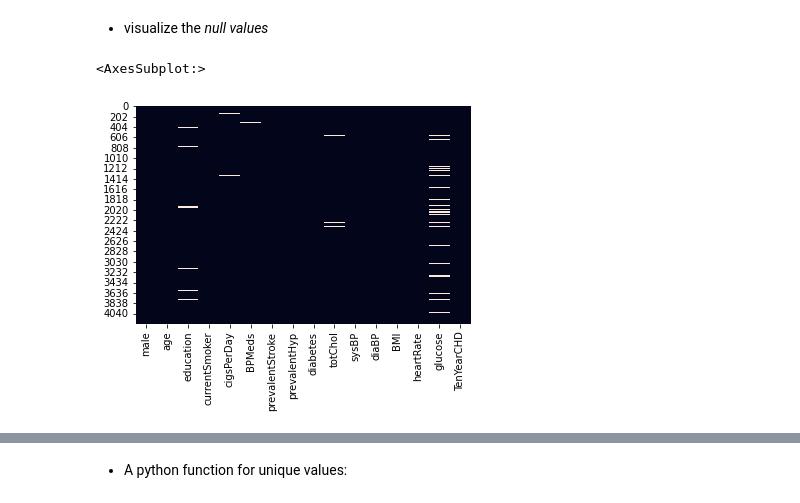
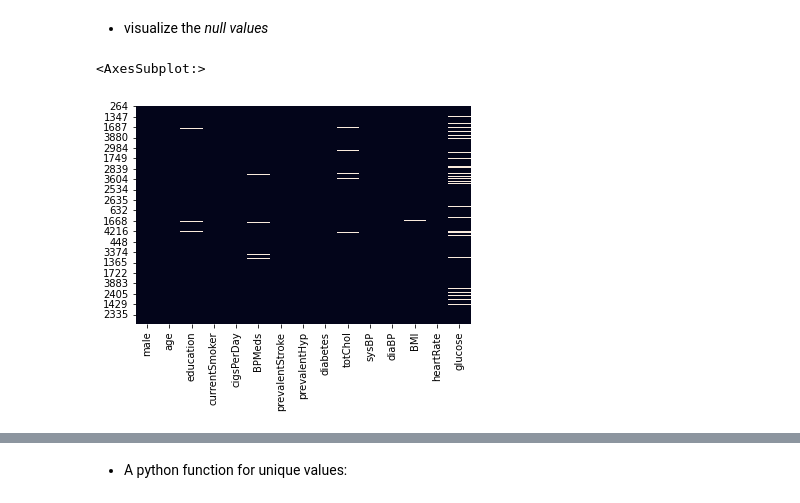
Before and after one commit to RedocamaI/heart_disease_predictor, a Jupyter notebook: heart_disease_predictor.ipynb, the cells around one changed output, grey strips where cells are left out. Cells and saved outputs as stored; diff of their text form; code cells hidden in the pictures.

```diff
--- a/heart_disease_predictor.ipynb
+++ b/heart_disease_predictor.ipynb
@@ -57,0 +64,2 @@ data.head()
+# %%
+X_train, X_test, y_train, y_test = train_test_split(data.drop('TenYearCHD', axis=1), data['TenYearCHD'], test_size=0.3, random_state=0)
@@ -80,7 +119,7 @@ dtype: int64
 # %% [markdown]
 - visualize the *null values*
 # %%
-sns.heatmap(data.isnull(), cbar=False)
+sns.heatmap(X_train.isnull(), cbar=False)
 # %% [output]
 <AxesSubplot:>
-[figure, old version]
+[figure, new version]
```
Also changed, not shown: parts of 69 cells of this notebook.
